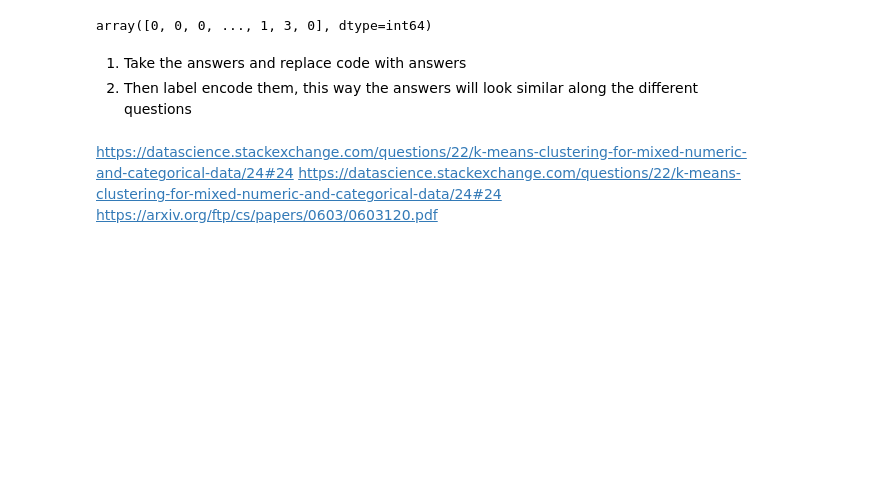
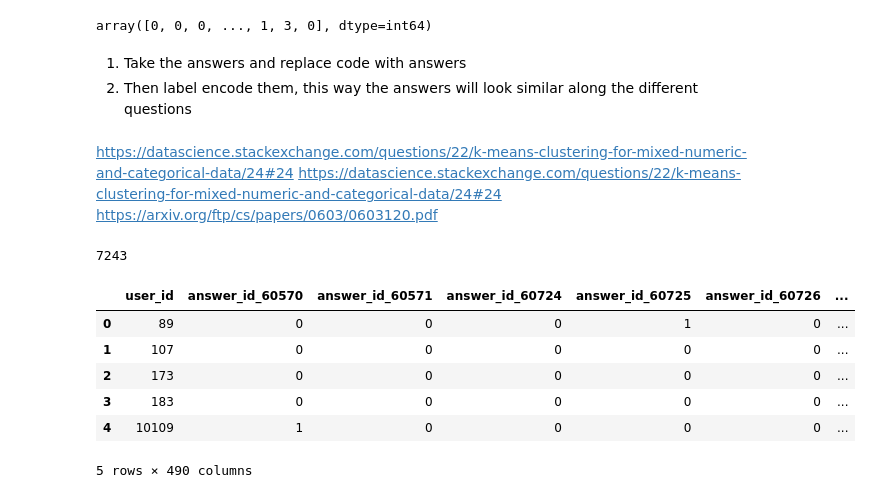
Before and after one commit to waficf/Kaggle_Competitions, a Jupyter notebook: project_1.ipynb, the cells around one changed output. Cells and saved outputs as stored; diff of their text form; code cells hidden in the pictures; blank space fills up the shorter version.

Commit message:
matrix

```diff
--- a/project_1.ipynb
+++ b/project_1.ipynb
@@ -422,0 +431,22 @@ https://arxiv.org/ftp/cs/papers/0603/0603120.pdf
+# %%
+df = df[['user_id', 'answer_id']].copy()
+# %%
+matrix = pd.get_dummies(df,  'answer_id')
+# %%
+matrix.drop('answer_id_2018-09-12 19:09:06', axis=1, inplace=True)
+# %%
+matrix.user_id.nunique()
+# %% [output]
+7243
+# %%
+data = matrix.groupby('user_id')[matrix.columns[1:]].sum().reset_index()
+# %%
+data.head()
+# %% [output]
+|  | user_id | answer_id_60570 | answer_id_60571 | answer_id_60724 | answer_id_60725 | answer_id_60726 | ... |
+| 0 | 89 | 0 | 0 | 0 | 1 | 0 | ... |
+| 1 | 107 | 0 | 0 | 0 | 0 | 0 | ... |
+| 2 | 173 | 0 | 0 | 0 | 0 | 0 | ... |
+| 3 | 183 | 0 | 0 | 0 | 0 | 0 | ... |
+| 4 | 10109 | 1 | 0 | 0 | 0 | 0 | ... |
+5 rows × 490 columns
```
Also changed, not shown: parts of 6 cells of this notebook.
